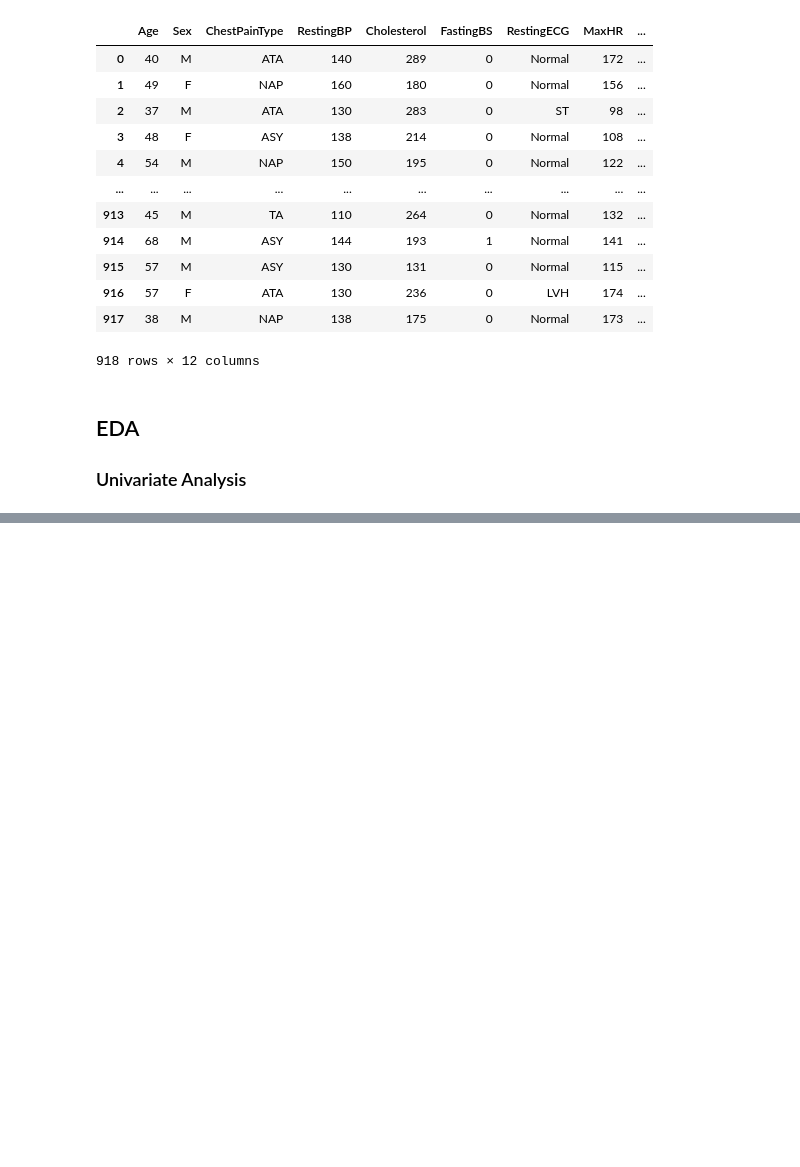
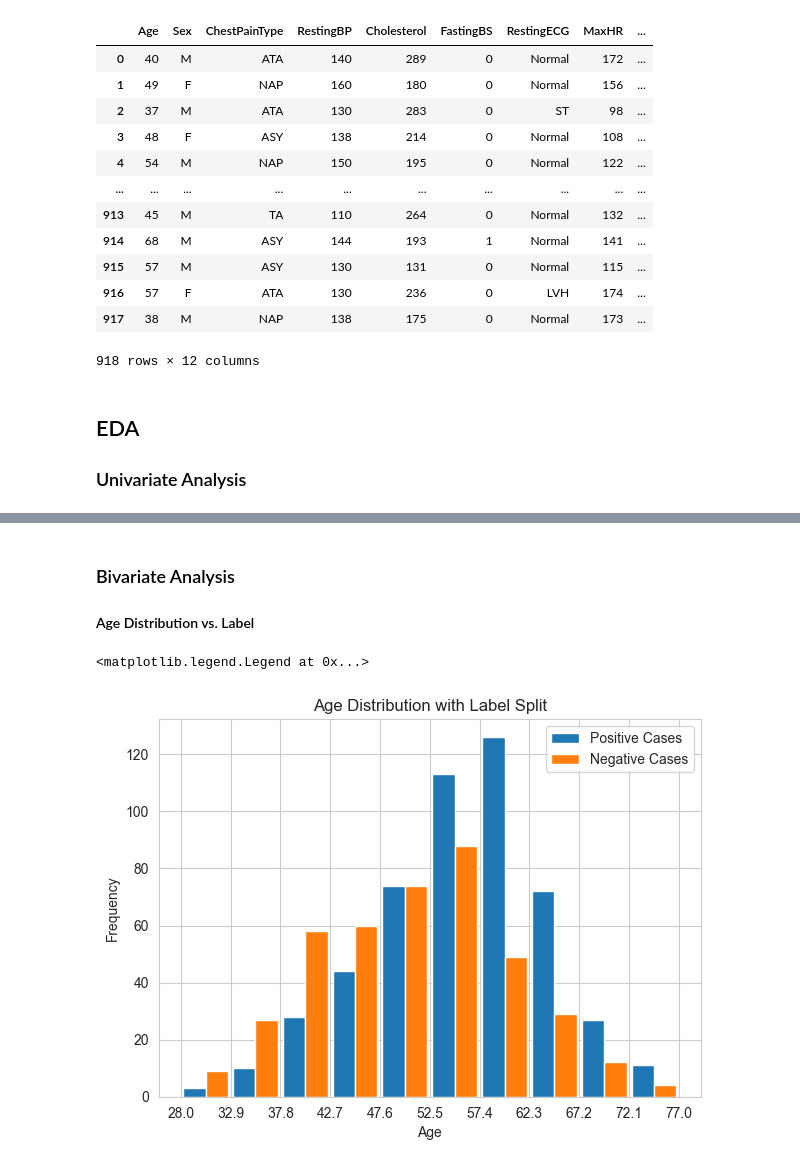
Before and after one commit to strem078/IAI5101_Assignments, a Jupyter notebook: A2/Assigment2_8213373.ipynb, the cells around one changed output, grey strips where cells are left out. Drawn from its saved outputs; the diff is of its cells as text; code cells hidden in the pictures; blank space fills up the shorter version.

```diff
--- a/A2/Assigment2_8213373.ipynb
+++ b/A2/Assigment2_8213373.ipynb
@@ -82,0 +86,20 @@ makeHist(data_raw['MaxHR'], 'Max Heart Rate Distribution in the Dataset', 'Max H
+# %% [markdown]
+### Bivariate Analysis
+
+#### Age Distribution vs. Label
+# %%
+positCasesAge = data_raw['Age'][data_raw[data_raw['HeartDisease'] == 1].index]
+negaCasesAge = data_raw['Age'][data_raw[data_raw['HeartDisease'] == 0].index]
+biVarData = [positCasesAge, negaCasesAge]
+
+fig, histo = plt.subplots(1, 1, figsize=(7,5), dpi=100)
+
+vals, bins, edges = histo.hist(biVarData, rwidth=0.9, stacked=False)
+histo.set_xticks(bins)
+histo.set_title('Age Distribution with Label Split')
+histo.set_xlabel('Age')
+histo.set_ylabel('Frequency')
+histo.legend(['Positive Cases','Negative Cases'])
+# %% [output]
+<matplotlib.legend.Legend at 0x...>
+[figure, added]
```
Also changed, not shown: parts of 28 cells of this notebook, 1 other file.
